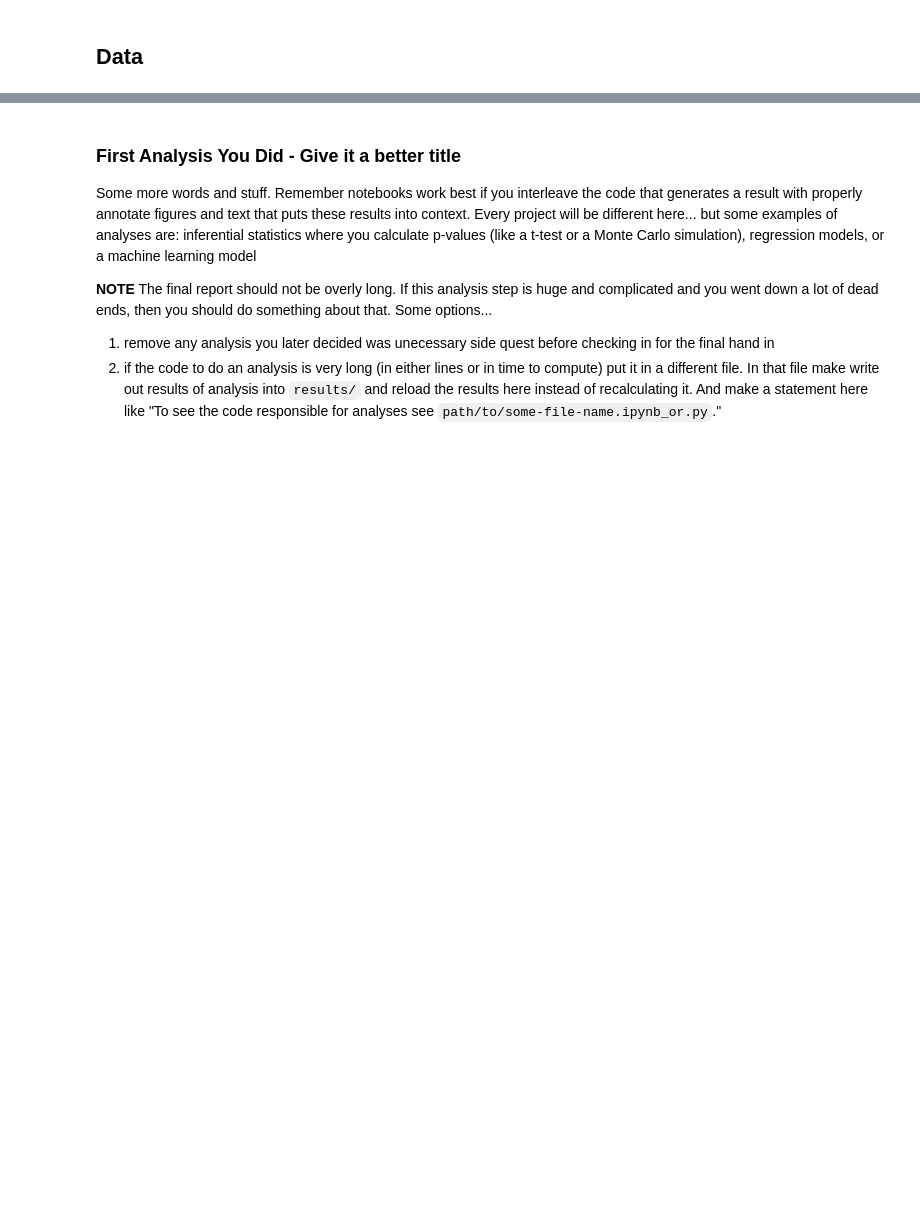
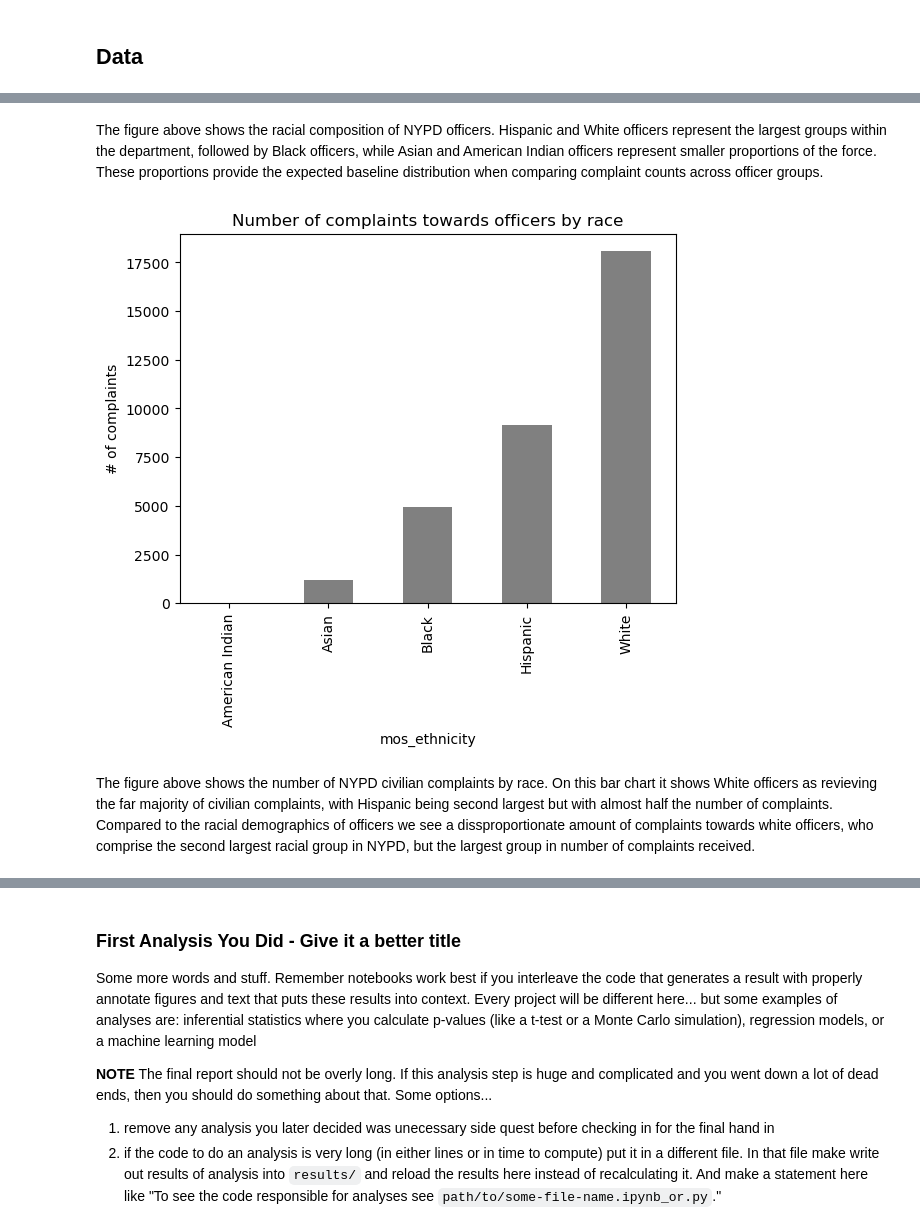
Before and after one commit to COGS108/Group017_WI26, a Jupyter notebook: 03-FinalProject.ipynb, the cells around one changed output, grey strips where cells are left out. Drawn from its saved outputs; the diff is of its cells as text; code cells hidden in the pictures; blank space fills up the shorter version.

```diff
--- a/03-FinalProject.ipynb
+++ b/03-FinalProject.ipynb
@@ -120,0 +551,3 @@ Instructions: REPLACE the contents of this cell with your work, including any up
+# %%
+ccrb_filtered = pd.read_csv('data/02-processed/ccrb_cleaned.csv')
+ccrb_filtered.head()
@@ -120,0 +590,13 @@ Instructions: REPLACE the contents of this cell with your work, including any up
+# %% [markdown]
+The figure above shows the racial composition of NYPD officers. Hispanic and White officers represent the largest groups within the department, followed by Black officers, while Asian and American Indian officers represent smaller proportions of the force. These proportions provide the expected baseline distribution when comparing complaint counts across officer groups.
+# %%
+ccrb_grouped_race = ccrb_filtered.groupby('mos_ethnicity').size().reset_index(name='total # of complaints')
+ccrb_grouped_race
+ccrb_grouped_race.set_index("mos_ethnicity")["total # of complaints"].plot(kind="bar", color = 'grey')
+plt.title("Number of complaints towards officers by race")
+plt.ylabel("# of complaints")
+plt.show()
+# %% [output]
+[figure, added]
+# %% [markdown]
+The figure above shows the number of NYPD civilian complaints by race. On this bar chart it shows White officers as revieving the far majority of civilian complaints, with Hispanic being second largest but with almost half the number of complaints. Compared to the racial demographics of officers we see a dissproportionate amount of complaints towards white officers, who comprise the second largest racial group in NYPD, but the largest group in number of complaints received.
```
Also changed, not shown: parts of 64 cells of this notebook.
